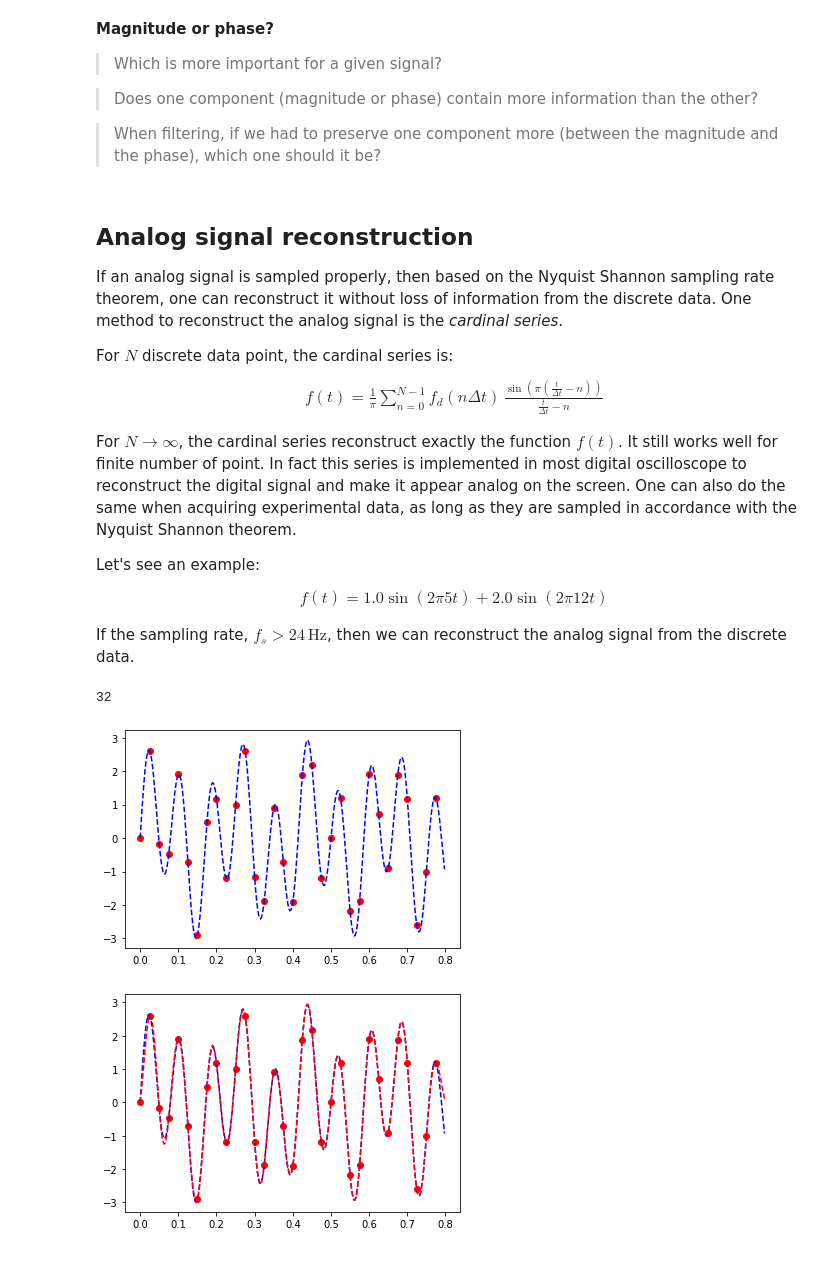
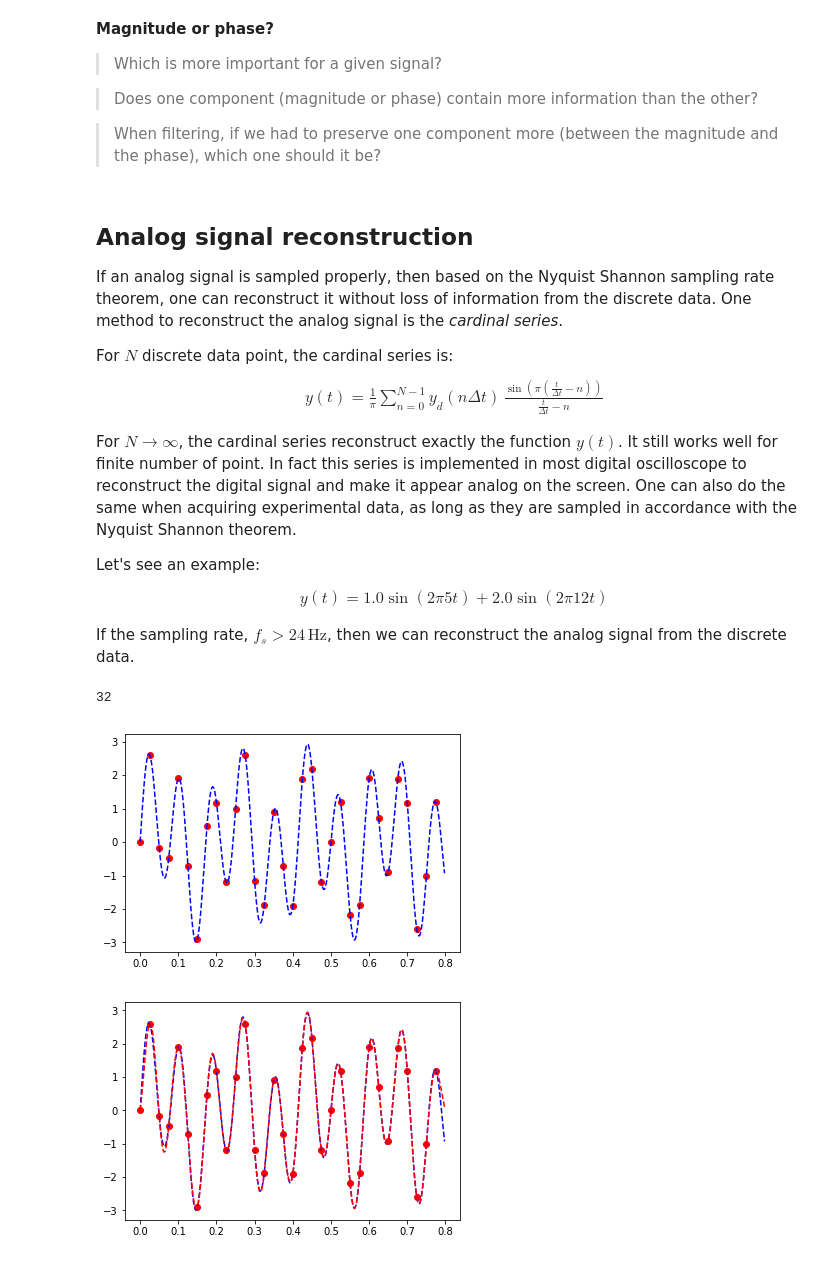
Before and after one commit to bardet/GWU-MAE3120_2020, a Jupyter notebook: Lectures/03_FourierAnalysis.ipynb, the cells around one changed output. Saved outputs shown, nothing was run; the diff lists cells and outputs as text; code cells hidden in the pictures.

```diff
--- a/Lectures/03_FourierAnalysis.ipynb
+++ b/Lectures/03_FourierAnalysis.ipynb
@@ -212,2 +218,12 @@ Without calculating anything you expect the spectra to have two peaks at 5 and 7
 
 The Fourier transform coefficients are complex numbers.  To compare the relative importance of all the components, one uses the magnitude, or amplitude, of the complex number, this is also called the modulus.  If $z = x + i y$, then the amplitude of $z$ is : $|z| = \sqrt{x^2 + y^2}$.
+# %%
+import numpy
+from matplotlib import pyplot
+%matplotlib inline
+
+# let's plot each harmonics
+t = numpy.linspace(0,3,num=7)
+fig = pyplot.figure(figsize=(6,6))
+y = numpy.sin((2*numpy.pi*1)*t)
+pyplot.plot(t, y, 'r.');
@@ -672,14 +722,14 @@ If an analog signal is sampled properly, then based on the Nyquist Shannon sampl
 
 For $N$ discrete data point, the cardinal series is:
 \begin{align*}
-f(t) = \frac{1}{\pi} \sum_{n=0}^{N-1} f_d(n \Delta t)\, \frac{\sin \left( \pi \left( \frac{t}{\Delta t} - n \right) \right)}{\frac{t}{\Delta t} - n}
+y(t) = \frac{1}{\pi} \sum_{n=0}^{N-1} y_d(n \Delta t)\, \frac{\sin \left( \pi \left( \frac{t}{\Delta t} - n \right) \right)}{\frac{t}{\Delta t} - n}
 \end{align*}
 
-For $N\rightarrow \infty$, the cardinal series reconstruct exactly the function $f(t)$.  It still works well for finite number of point.  In fact this series is implemented in most digital oscilloscope to reconstruct the digital signal and make it appear analog on the screen.  One can also do the same when acquiring experimental data, as long as they are sampled in accordance with the Nyquist Shannon theorem.
+For $N\rightarrow \infty$, the cardinal series reconstruct exactly the function $y(t)$.  It still works well for finite number of point.  In fact this series is implemented in most digital oscilloscope to reconstruct the digital signal and make it appear analog on the screen.  One can also do the same when acquiring experimental data, as long as they are sampled in accordance with the Nyquist Shannon theorem.
 
 Let's see an example:
 \begin{align*}
-f(t) = 1.0 \sin (2 \pi 5 t) + 2.0 \sin (2 \pi 12 t)
+y(t) = 1.0 \sin (2 \pi 5 t) + 2.0 \sin (2 \pi 12 t)
 \end{align*}
 
 If the sampling rate, $f_s> 24 \,\mathrm{Hz}$, then we can reconstruct the analog signal from the discrete data.
@@ -691,51 +741,51 @@ Ts = N/fs # sampling period
 print(N)
 timestep = 1/fs # time increment (s)
 t = numpy.arange(0,Ts,timestep) # time vector
-f_t = 1.0*numpy.sin(2*numpy.pi*5*t) + 2.0*numpy.sin(2*numpy.pi*12*t)
+y_t = 1.0*numpy.sin(2*numpy.pi*5*t) + 2.0*numpy.sin(2*numpy.pi*12*t)
 
-pyplot.plot(t, f_t,'ro');
+pyplot.plot(t, y_t,'ro');
 # overplot data to make them look continuous
 t0 = numpy.arange(0,Ts,timestep/10)
-f_t0 = 1.0*numpy.sin(2*numpy.pi*5*t0) + 2.0*numpy.sin(2*numpy.pi*12*t0)
+y_t0 = 1.0*numpy.sin(2*numpy.pi*5*t0) + 2.0*numpy.sin(2*numpy.pi*12*t0)
 
-pyplot.plot(t0, f_t0,'b--');
+pyplot.plot(t0, y_t0,'b--');
 # %% [output]
 32
-[figure, old version]
+[figure, new version]
 # %%
-def CardinalSeries(ft, timestep, t):
+def CardinalSeries(yt, timestep, t):
     ''' Calculate the cardinal series of a discrete function at time t
     Arguments
     ---------
-    ft : discretly sampled function
+    yt : discretly sampled function
     timestep : time increment of discrete acquisition (s)
     t: time at which to plot the function (s)
     Returns
     -------
     CardinalSeries : continuous function f(t) at time t.
     '''
-    N = len(ft)
+    N = len(yt)
     nDeltat = numpy.arange(0,N*timestep,timestep)
     yout = numpy.zeros(N)
     eps = 1e-8
     for n in range(N):
-        yout[n] = ft[n]*numpy.sin(numpy.pi*(t/timestep - n+eps))/(t/timestep - n+eps)
+        yout[n] = yt[n]*numpy.sin(numpy.pi*(t/timestep - n+eps))/(t/timestep - n+eps)
     y = sum(yout)/numpy.pi
     return y
 
-#ft_a = CardinalSeries(f_t,timestep,0.4)
+#yt_a = CardinalSeries(f_t,timestep,0.4)
 #print(len(t0))
-ft_ana = numpy.zeros(len(t0))
+yt_ana = numpy.zeros(len(t0))
 i_index = 0
 for i in t0:
-    ft_ana[i_index] = CardinalSeries(f_t,timestep,i)
+    yt_ana[i_index] = CardinalSeries(y_t,timestep,i)
     i_index = i_index+1
 
-pyplot.plot(t, f_t,'ro');
-pyplot.plot(t0, f_t0,'b--');
-pyplot.plot(t0, ft_ana,'r--');
+pyplot.plot(t, y_t,'ro');
+pyplot.plot(t0, y_t0,'b--');
+pyplot.plot(t0, yt_ana,'r--');
 # %% [output]
-[figure, old version]
+[figure, new version]
 # %% [markdown]
 ## Back to thermocouple - MTV data
 
```
Also changed, not shown: parts of 33 cells of this notebook.
